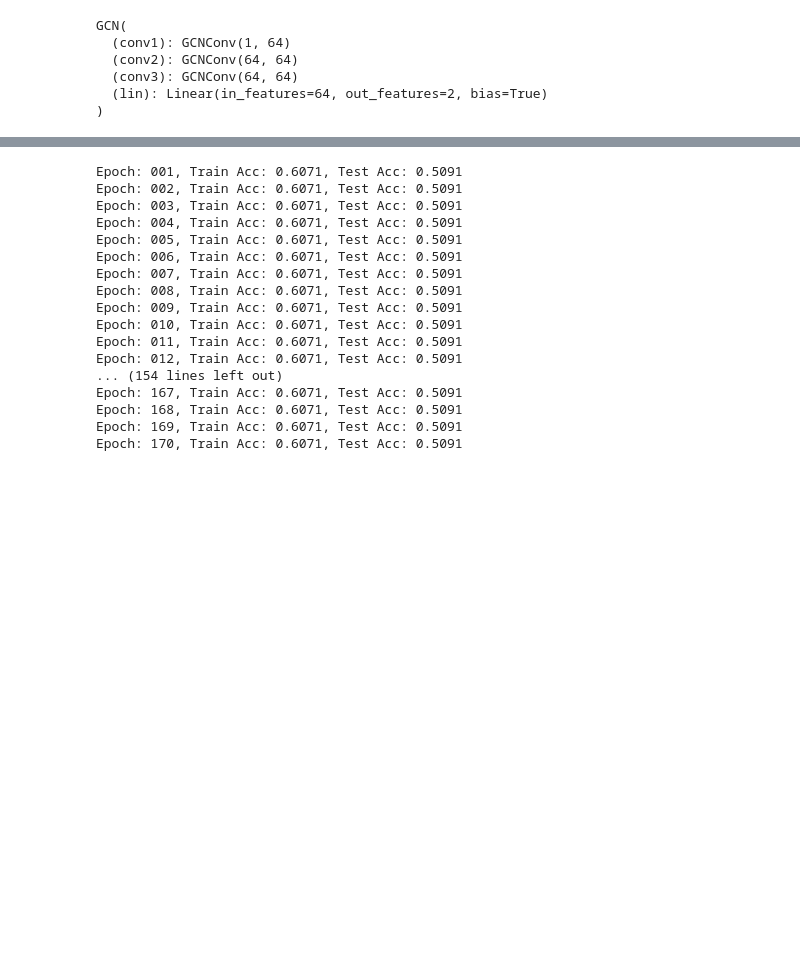
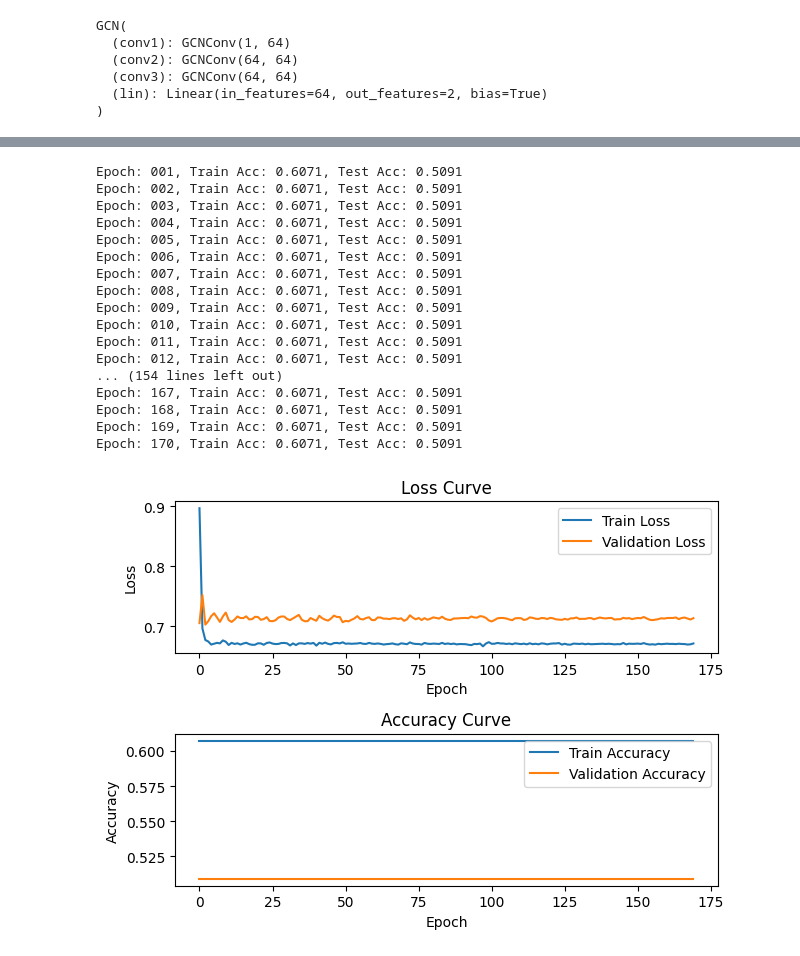
Before and after one commit to 29379/GNN_application_in_hate_speech_detection, a Jupyter notebook: graphs_from_words.ipynb, the cells around one changed output, grey strips where cells are left out. Saved outputs shown, nothing was run; the diff lists cells and outputs as text; code cells hidden in the pictures; blank space fills up the shorter version.

Commit message:
curve

```diff
--- a/graphs_from_words.ipynb
+++ b/graphs_from_words.ipynb
@@ -466,54 +466,85 @@ model = GCN(hidden_channels=64)
 optimizer = torch.optim.Adam(model.parameters(), lr=0.01)
 criterion = torch.nn.CrossEntropyLoss()
 
+train_loss_list, train_acc_list, val_loss_list, val_acc_list = [], [], [], []
+epoch_num = 171
+
 def train():
     model.train()
-    deleted = 0
-
+    total_loss = 0
     for data in train_loader:  # Iterate in batches over the training dataset.
-         #if data.num_graphs == 64 or data.num_graphs == 5:
             out = model(data.x, data.edge_index, data.batch)  # Perform a single forward pass.
             loss = criterion(out, data.y)  # Compute the loss.
+            total_loss += loss.item()  # Accumulate batch loss.
             loss.backward()  # Derive gradients.
             optimizer.step()  # Update parameters based on gradients.
             optimizer.zero_grad()  # Clear gradients.
-         #else:
-            #deleted += 1
-    #print(f'Deleted: {deleted}')
+
+    avg_loss = total_loss / len(train_loader)
+    train_loss_list.append(avg_loss)  # Append training loss to the list
+
+
 
 def test(loader):
      model.eval()
 
      correct = 0
+     total_loss = 0
      for data in loader:  # Iterate in batches over the training/test dataset.
-        # if data.num_graphs == 64 or data.num_graphs == 5:
             out = model(data.x, data.edge_index, data.batch)
+            loss = criterion(out, data.y)  # Compute the loss.
+            total_loss += loss.item()  # Accumulate batch loss.
             pred = out.argmax(dim=1)  # Use the class with highest probability.
             correct += int((pred == data.y).sum())  # Check against ground-truth labels.
-     return correct / len(loader.dataset)  # Derive ratio of correct predictions.
+     test_acc = correct / len(loader.dataset)
+     avg_loss = total_loss / len(loader)  # Compute average loss.
+     return test_acc, avg_loss  # Derive ratio of correct predictions.
 
 
-for epoch in range(1, 171):
+for epoch in range(1, epoch_num):
     train()
-    train_acc = test(train_loader)
-    test_acc = test(test_loader)
+    train_acc, train_loss = test(train_loader)
+    test_acc, test_loss = test(test_loader)
+    val_acc_list.append(test_acc)     # Append validation accuracy to the list
+    train_acc_list.append(train_acc)    # Append training accuracy to the list
+    val_loss_list.append(test_loss)  # Append validation loss to the list
     print(f'Epoch: {epoch:03d}, Train Acc: {train_acc:.4f}, Test Acc: {test_acc:.4f}')
+
+
+# Plot learning curve
+plt.subplot(2,1,1)
+plt.plot(train_loss_list, label='Train Loss')
+plt.plot(val_loss_list, label='Validation Loss')
+plt.xlabel('Epoch')
+plt.ylabel('Loss')
+plt.title('Loss Curve')
+plt.legend()
+plt.subplot(2,1,2)
+plt.plot(train_acc_list, label='Train Accuracy')
+plt.plot(val_acc_list, label='Validation Accuracy')
+plt.xlabel('Epoch')
+plt.ylabel('Accuracy')
+plt.title('Accuracy Curve')
+plt.legend()
+plt.tight_layout()
+plt.show()
 # %% [output]
 [interactive output not drawn]
 Epoch: 001, Train Acc: 0.6071, Test Acc: 0.5091
 Epoch: 002, Train Acc: 0.6071, Test Acc: 0.5091
 Epoch: 003, Train Acc: 0.6071, Test Acc: 0.5091
 Epoch: 004, Train Acc: 0.6071, Test Acc: 0.5091
 Epoch: 005, Train Acc: 0.6071, Test Acc: 0.5091
 Epoch: 006, Train Acc: 0.6071, Test Acc: 0.5091
 Epoch: 007, Train Acc: 0.6071, Test Acc: 0.5091
 Epoch: 008, Train Acc: 0.6071, Test Acc: 0.5091
 Epoch: 009, Train Acc: 0.6071, Test Acc: 0.5091
 Epoch: 010, Train Acc: 0.6071, Test Acc: 0.5091
 Epoch: 011, Train Acc: 0.6071, Test Acc: 0.5091
 Epoch: 012, Train Acc: 0.6071, Test Acc: 0.5091
 ... (154 lines left out)
 Epoch: 167, Train Acc: 0.6071, Test Acc: 0.5091
 Epoch: 168, Train Acc: 0.6071, Test Acc: 0.5091
 Epoch: 169, Train Acc: 0.6071, Test Acc: 0.5091
 Epoch: 170, Train Acc: 0.6071, Test Acc: 0.5091
+[figure, added]
```
